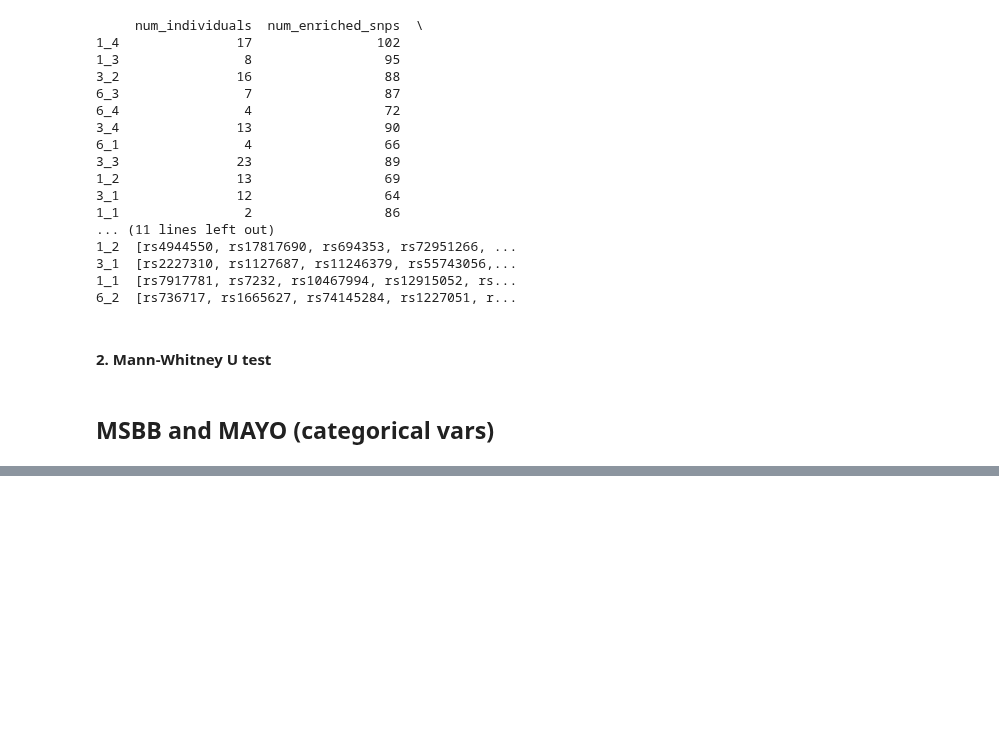
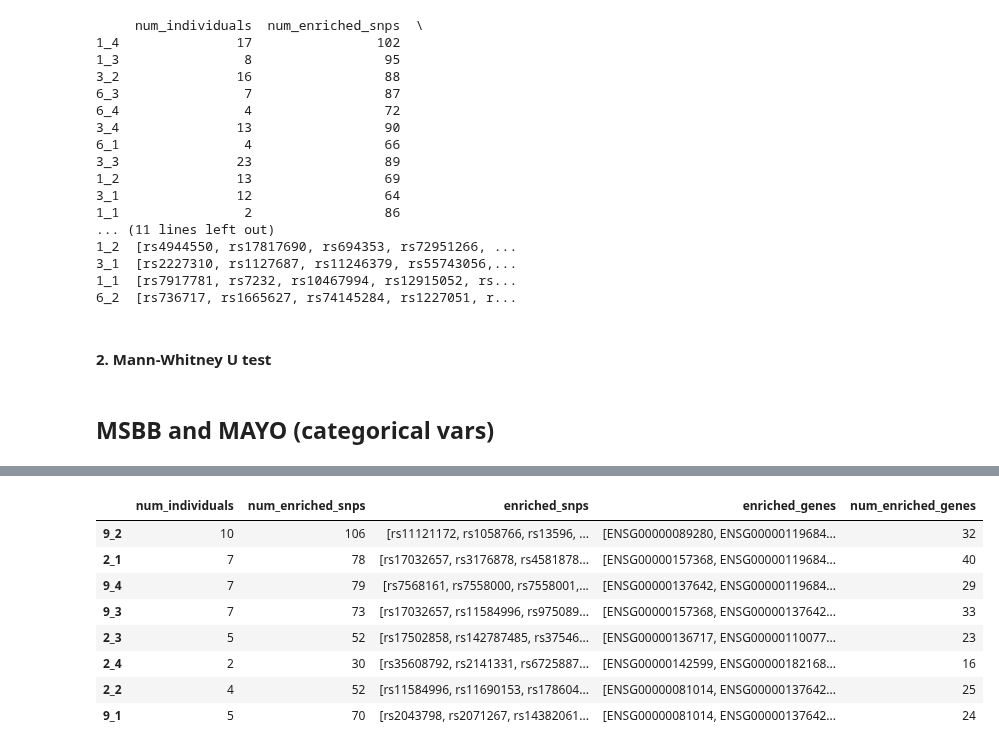
Before and after one commit to mmottaqii/AD-Biomarkers-MultiOmics, a Jupyter notebook: scripts/review_aug_26.ipynb, the cells around one changed output, grey strips where cells are left out. Saved outputs shown, nothing was run; the diff lists cells and outputs as text; code cells hidden in the pictures; blank space fills up the shorter version.

```diff
--- a/scripts/review_aug_26.ipynb
+++ b/scripts/review_aug_26.ipynb
@@ -1711,0 +1936,12 @@ results_df
+# %%
+results_df
+# %% [output]
+|  | num_individuals | num_enriched_snps | enriched_snps | enriched_genes | num_enriched_genes |
+| 9_2 | 10 | 106 | [rs11121172, rs1058766, rs13596, ... | [ENSG00000089280, ENSG00000119684... | 32 |
+| 2_1 | 7 | 78 | [rs17032657, rs3176878, rs4581878... | [ENSG00000157368, ENSG00000119684... | 40 |
+| 9_4 | 7 | 79 | [rs7568161, rs7558000, rs7558001,... | [ENSG00000137642, ENSG00000119684... | 29 |
+| 9_3 | 7 | 73 | [rs17032657, rs11584996, rs975089... | [ENSG00000157368, ENSG00000137642... | 33 |
+| 2_3 | 5 | 52 | [rs17502858, rs142787485, rs37546... | [ENSG00000136717, ENSG00000110077... | 23 |
+| 2_4 | 2 | 30 | [rs35608792, rs2141331, rs6725887... | [ENSG00000142599, ENSG00000182168... | 16 |
+| 2_2 | 4 | 52 | [rs11584996, rs11690153, rs178604... | [ENSG00000081014, ENSG00000137642... | 25 |
+| 9_1 | 5 | 70 | [rs2043798, rs2071267, rs14382061... | [ENSG00000081014, ENSG00000137642... | 24 |
```
Also changed, not shown: parts of 22 cells of this notebook, 1 other file.
